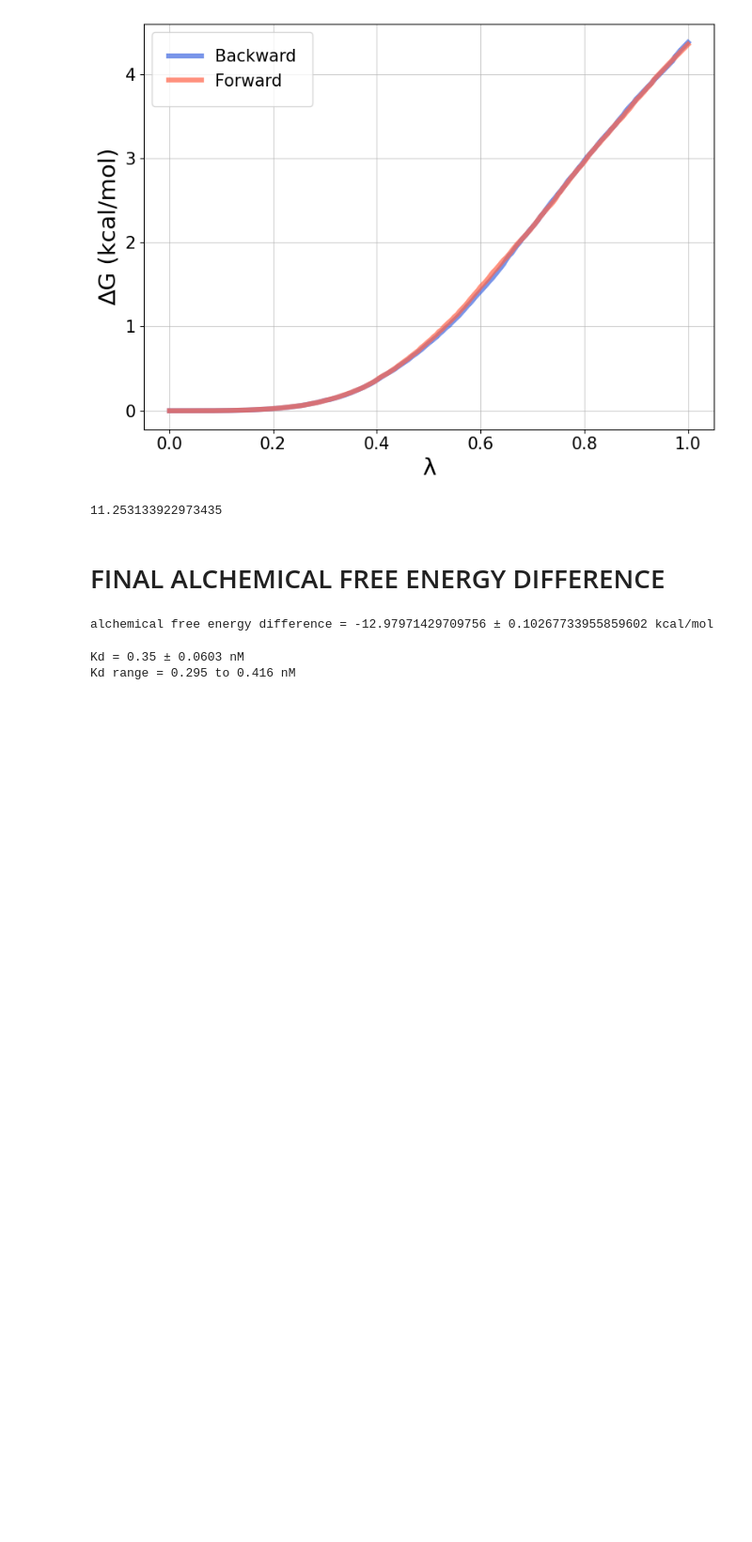
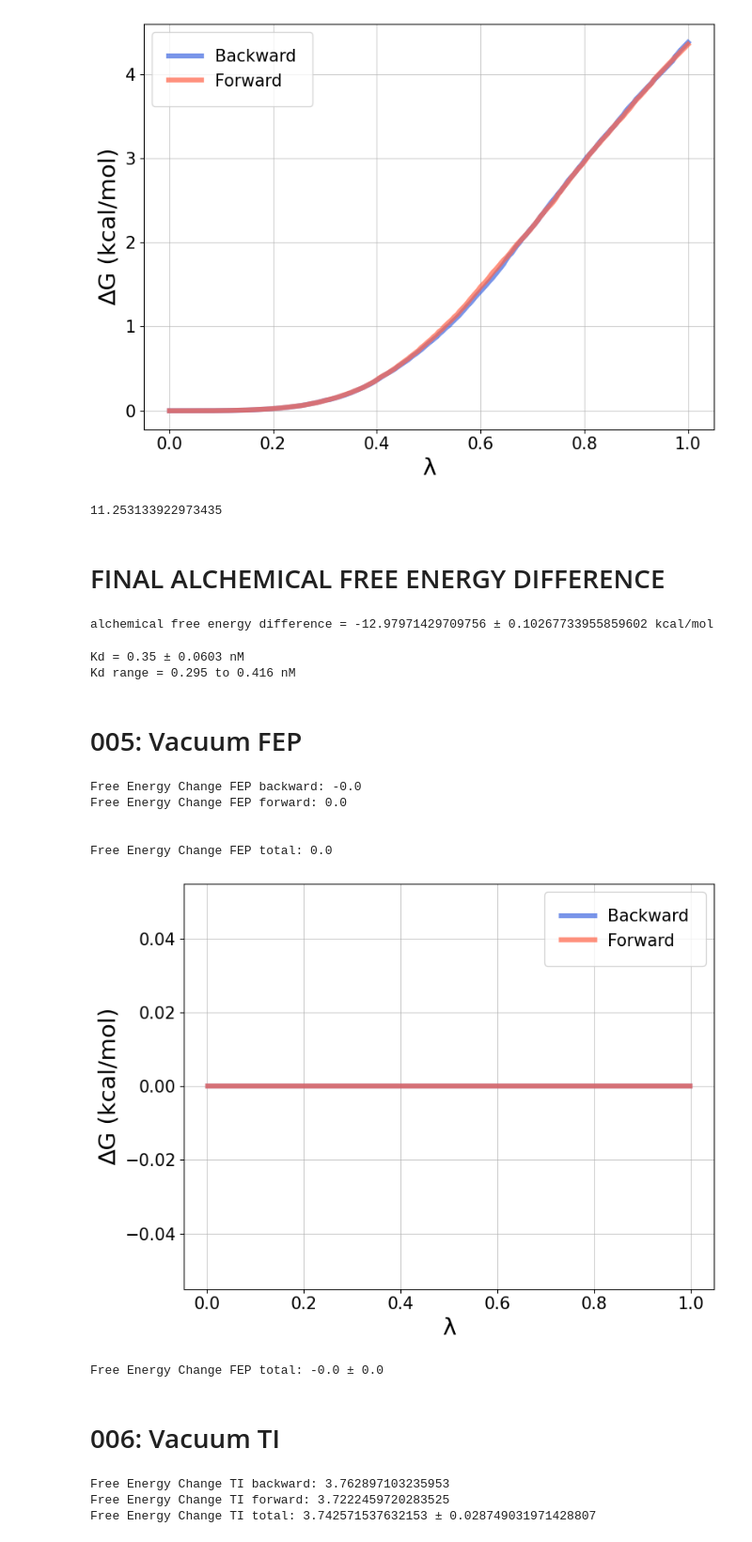
Before and after one commit to kghaby/tools, a Jupyter notebook: tools/md/namd/alchemical/results_alchemical_clean.ipynb, the cells around one changed output. Shown at 94% size. Cells and saved outputs as stored; diff of their text form; code cells hidden in the pictures; blank space fills up the shorter version.

Commit message:
solvation free energy in notebook

```diff
--- a/tools/md/namd/alchemical/results_alchemical_clean.ipynb
+++ b/tools/md/namd/alchemical/results_alchemical_clean.ipynb
@@ -903,3 +903,55 @@ print(f"Kd range = {kd_lower:.3g} to {kd_upper:.3g} nM")
 # %% [output]
 Kd = 0.35 ± 0.0603 nM
 Kd range = 0.295 to 0.416 nM
+# %% [markdown]
+# 005: Vacuum FEP
+# %%
+vacuum_fep_log_backward = f'BFEE/005_MoleculeVacuum/output/fep_backward1.fepout'
+vacuum_fep_log_forward = f'BFEE/005_MoleculeVacuum/output/fep_forward1.fepout'
+# %%
+results_fep_vacuum_backward = fepoutFile(vacuum_fep_log_backward)
+results_fep_vacuum_forward = fepoutFile(vacuum_fep_log_forward)
+# %%
+lambda_values_b, freeEnergyProfile_b = results_fep_vacuum_backward
+lambda_values_f, freeEnergyProfile_f = results_fep_vacuum_forward
+
+free_energy_fep_vacuum_backward = freeEnergyProfile_b[-1]
+free_energy_fep_vacuum_forward = -freeEnergyProfile_f[-1]
+
+print(f"Free Energy Change FEP backward: {free_energy_fep_vacuum_backward}")
+print(f"Free Energy Change FEP forward: {free_energy_fep_vacuum_forward}")
+print('\n')
+free_energy_fep = round((free_energy_fep_vacuum_forward + free_energy_fep_vacuum_backward) / 2,5)
+print(f"Free Energy Change FEP total: {free_energy_fep}")
+# %% [output]
+Free Energy Change FEP backward: -0.0
+Free Energy Change FEP forward: 0.0
+
+
+Free Energy Change FEP total: 0.0
+# %%
+plt.figure(figsize=(8, 6))
+plt.plot(lambda_values_b, -freeEnergyProfile_b, color='royalblue', linewidth=4.5, alpha=0.7, label='Backward')
+plt.plot(lambda_values_f, freeEnergyProfile_f, color='tomato', linewidth=4.5, alpha=0.7, label='Forward')
+
+plt.xlabel('λ', fontsize=21)
+plt.ylabel('∆G (kcal/mol)', fontsize=21)
+#plt.title('Free Energy Profile', fontsize=16, fontweight='bold')
+
+plt.legend(loc='best', fontsize=15, frameon=True, fancybox=True, borderpad=1)
+plt.tick_params(axis='both', labelsize=15)
+
+plt.grid(True, alpha=0.6)
+plt.tight_layout()
+plt.savefig("plots/fep_vacuum.png", dpi=300, bbox_inches='tight')
+plt.show()
+# %% [output]
+[figure, added]
+# %%
+free_energy_fep_vacuum, error_fep_vacuum = alchemicalFreeEnergy(vacuum_fep_log_forward, vacuum_fep_log_backward, 300, 'bar')
+free_energy_fep_vacuum = - free_energy_fep_vacuum
+print(f"Free Energy Change FEP total: {free_energy_fep_vacuum} ± {error_fep_vacuum}")
+# %% [output]
+Free Energy Change FEP total: -0.0 ± 0.0
+# %% [markdown]
+# 006: Vacuum TI
@@ -905,0 +961,21 @@ Kd range = 0.295 to 0.416 nM
+# %%
+results_ti_vacuum_backward = results_ti(vacuum_ti_log_backward)
+results_ti_vacuum_forward = results_ti(vacuum_ti_log_forward)
+
+lambda_values_b, freeEnergyProfile_b = results_ti_vacuum_backward
+lambda_values_f, freeEnergyProfile_f = results_ti_vacuum_forward
+
+free_energy_ti_b = freeEnergyProfile_b[-1]
+free_energy_ti_f = freeEnergyProfile_f[-1]
+
+print(f"Free Energy Change TI backward: {free_energy_ti_b}")
+print(f"Free Energy Change TI forward: {free_energy_ti_f}")
+
+free_energy_ti_vacuum = (free_energy_ti_f + free_energy_ti_b) / 2
+error_ti_vacuum = abs((free_energy_ti_f - free_energy_ti_b) / 1.414)
+
+print(f"Free Energy Change TI total: {free_energy_ti_vacuum} ± {error_ti_vacuum}")
+# %% [output]
+Free Energy Change TI backward: 3.762897103235953
+Free Energy Change TI forward: 3.7222459720283525
+Free Energy Change TI total: 3.742571537632153 ± 0.028749031971428807
```
Also changed, not shown: parts of 4 cells of this notebook.
